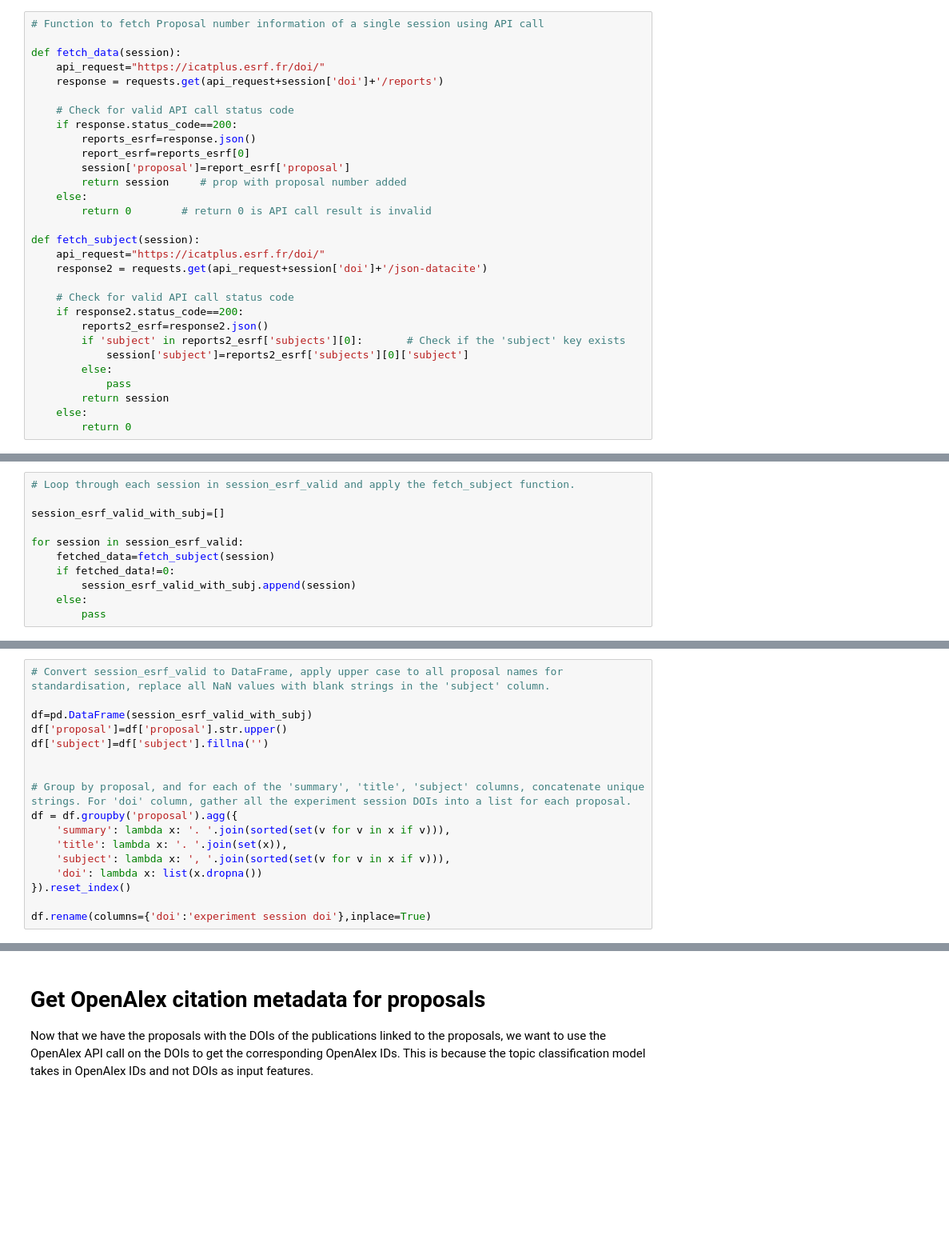
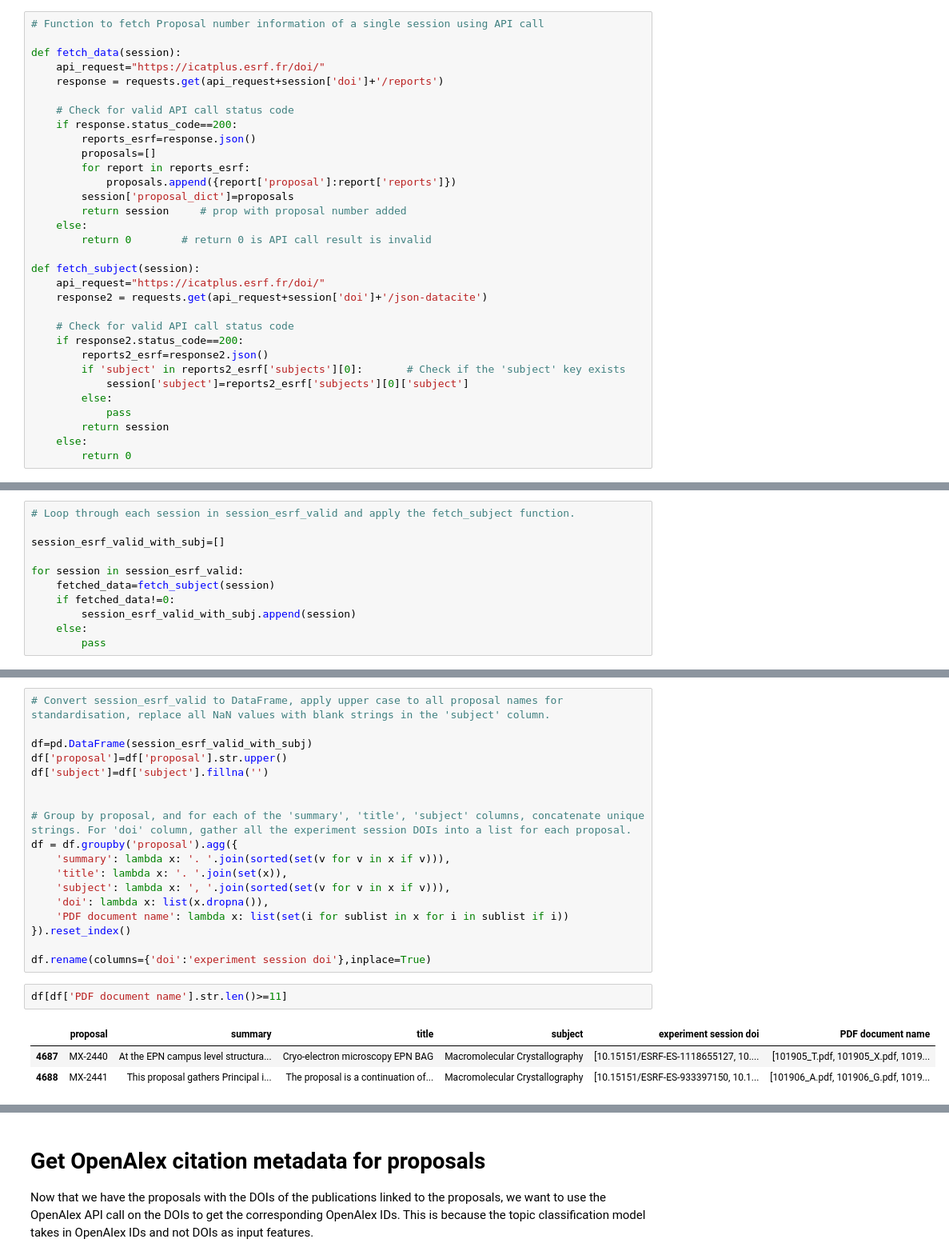
Before and after one commit to terencetan-c/synchrotron-proposals-topic-classification, a Jupyter notebook: Code/Data Processing.ipynb, the cells around one changed output, grey strips where cells are left out. Shown at 80% size. Cells and saved outputs as stored; diff of their text form; blank space fills up the shorter version.

```diff
--- a/Code/Data Processing.ipynb
+++ b/Code/Data Processing.ipynb
@@ -299,8 +316,10 @@ def fetch_data(session):
     # Check for valid API call status code
     if response.status_code==200:
         reports_esrf=response.json()
-        report_esrf=reports_esrf[0]
-        session['proposal']=report_esrf['proposal']
+        proposals=[]
+        for report in reports_esrf:
+            proposals.append({report['proposal']:report['reports']})
+        session['proposal_dict']=proposals
         return session     # prop with proposal number added
     else:
         return 0        # return 0 is API call result is invalid
@@ -353,10 +414,17 @@ df = df.groupby('proposal').agg({
     'summary': lambda x: '. '.join(sorted(set(v for v in x if v))),
     'title': lambda x: '. '.join(set(x)),
     'subject': lambda x: ', '.join(sorted(set(v for v in x if v))),
-    'doi': lambda x: list(x.dropna())
+    'doi': lambda x: list(x.dropna()),
+    'PDF document name': lambda x: list(set(i for sublist in x for i in sublist if i))
 }).reset_index()
 
 df.rename(columns={'doi':'experiment session doi'},inplace=True)
+# %%
+df[df['PDF document name'].str.len()>=11]
+# %% [output]
+|  | proposal | summary | title | subject | experiment session doi | PDF document name |
+| 4687 | MX-2440 | At the EPN campus level structura... | Cryo-electron microscopy EPN BAG | Macromolecular Crystallography | [10.15151/ESRF-ES-1118655127, 10.... | [101905_T.pdf, 101905_X.pdf, 1019... |
+| 4688 | MX-2441 | This proposal gathers Principal i... | The proposal is a continuation of... | Macromolecular Crystallography | [10.15151/ESRF-ES-933397150, 10.1... | [101906_A.pdf, 101906_G.pdf, 1019... |
 # %%
 # Use Regex to map Proposal names in df to Proposal names in pub_esrf, and get a list of publication DOIs for each proposal
 doi_list=[]
```
Also changed, not shown: parts of 17 cells of this notebook, 11 other files.
